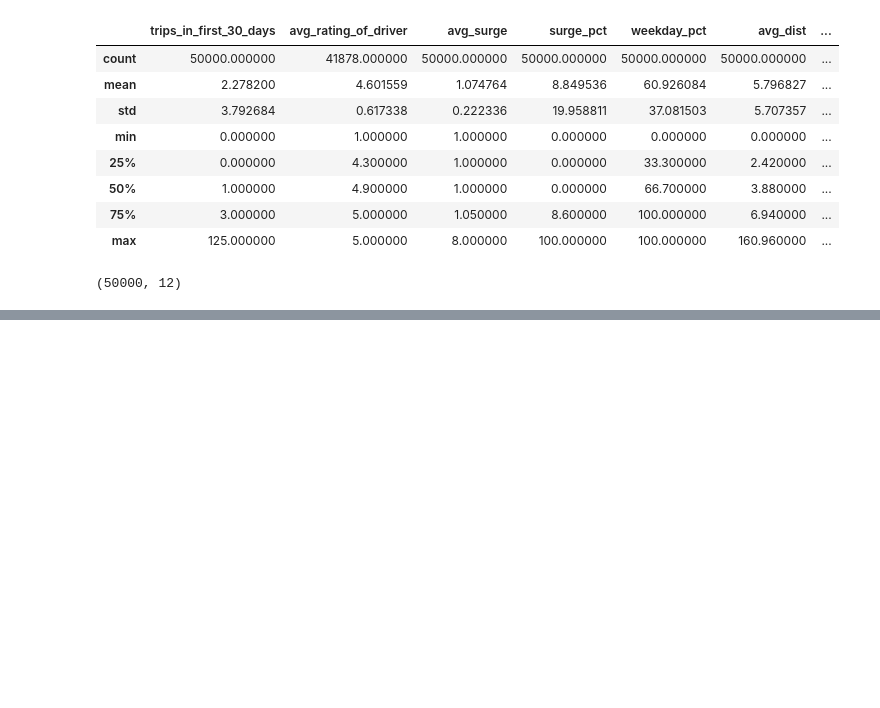
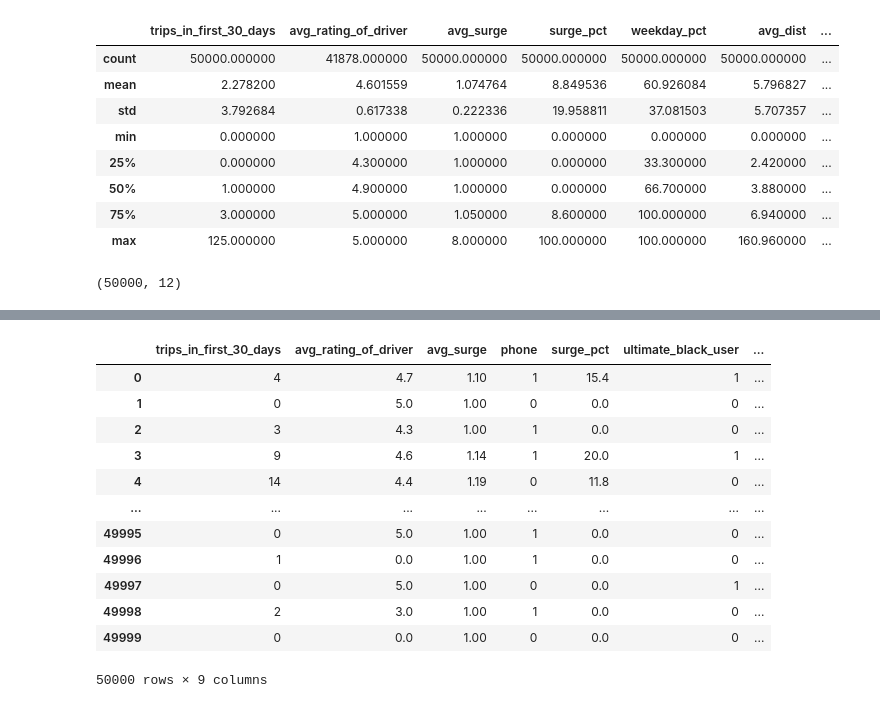
Before and after one commit to HayalDargin/Springboard_Work, a Jupyter notebook: Unit_26/Unit26_2_Ultimate Technologies Inc./ultimate_challenge/ultimate_challenge.ipynb, the cells around one changed output, grey strips where cells are left out. Saved outputs shown, nothing was run; the diff lists cells and outputs as text; code cells hidden in the pictures; blank space fills up the shorter version.

```diff
--- a/Unit_26/Unit26_2_Ultimate Technologies Inc./ultimate_challenge/ultimate_challenge.ipynb
+++ b/Unit_26/Unit26_2_Ultimate Technologies Inc./ultimate_challenge/ultimate_challenge.ipynb
@@ -264,0 +316,5 @@ ultimate.shape
+# %%
+# convert date columns to datetime
+ultimate['signup_date'] = pd.to_datetime(ultimate['signup_date'])
+ultimate['last_trip_date'] = pd.to_datetime(ultimate['last_trip_date'])
+ultimate.info()
@@ -264,0 +347,5 @@ ultimate.shape
+# %%
+df = ultimate.copy()
+target = (ultimate.last_trip_date < '2014-06-01').astype(int)
+target.name = 'target'
+target
@@ -264,0 +369,2 @@ ultimate.shape
+# %%
+df.phone = pd.get_dummies(df.phone, drop_first=True)
@@ -264,0 +396,2 @@ ultimate.shape
+# %%
+df.ultimate_black_user = (df.ultimate_black_user).astype(int)
@@ -264,0 +420,17 @@ ultimate.shape
+# %%
+df = df.drop(columns=['city', 'signup_date', 'last_trip_date'])
+df
+# %% [output]
+|  | trips_in_first_30_days | avg_rating_of_driver | avg_surge | phone | surge_pct | ultimate_black_user | ... |
+| 0 | 4 | 4.7 | 1.10 | 1 | 15.4 | 1 | ... |
+| 1 | 0 | 5.0 | 1.00 | 0 | 0.0 | 0 | ... |
+| 2 | 3 | 4.3 | 1.00 | 1 | 0.0 | 0 | ... |
+| 3 | 9 | 4.6 | 1.14 | 1 | 20.0 | 1 | ... |
+| 4 | 14 | 4.4 | 1.19 | 0 | 11.8 | 0 | ... |
+| ... | ... | ... | ... | ... | ... | ... | ... |
+| 49995 | 0 | 5.0 | 1.00 | 1 | 0.0 | 0 | ... |
+| 49996 | 1 | 0.0 | 1.00 | 1 | 0.0 | 0 | ... |
+| 49997 | 0 | 5.0 | 1.00 | 0 | 0.0 | 1 | ... |
+| 49998 | 2 | 3.0 | 1.00 | 1 | 0.0 | 0 | ... |
+| 49999 | 0 | 0.0 | 1.00 | 0 | 0.0 | 0 | ... |
+50000 rows × 9 columns
```
Also changed, not shown: parts of 26 cells of this notebook.
